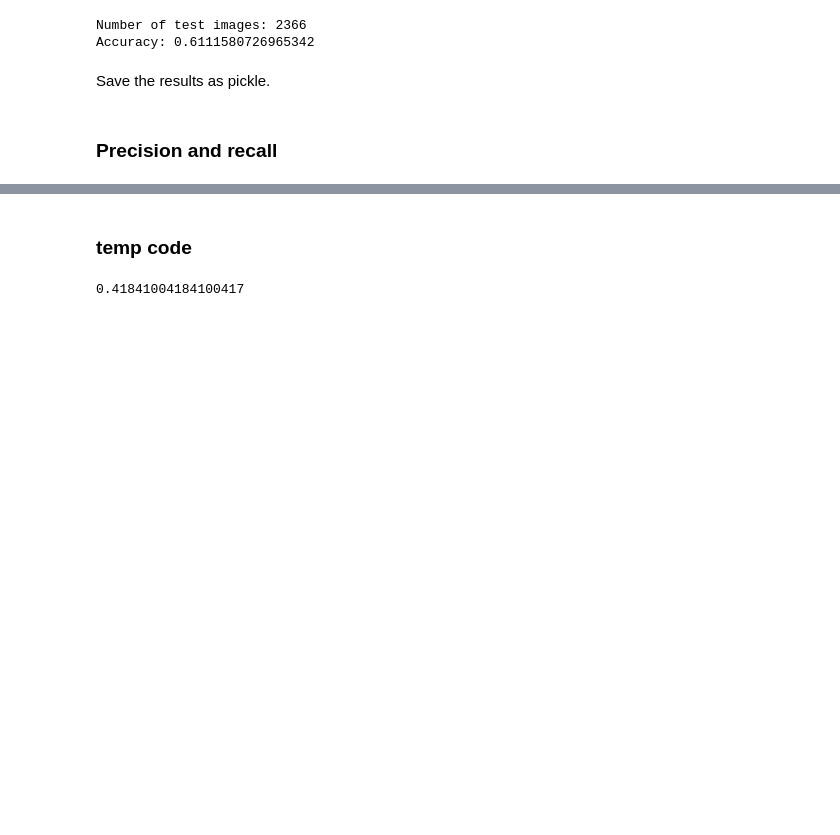
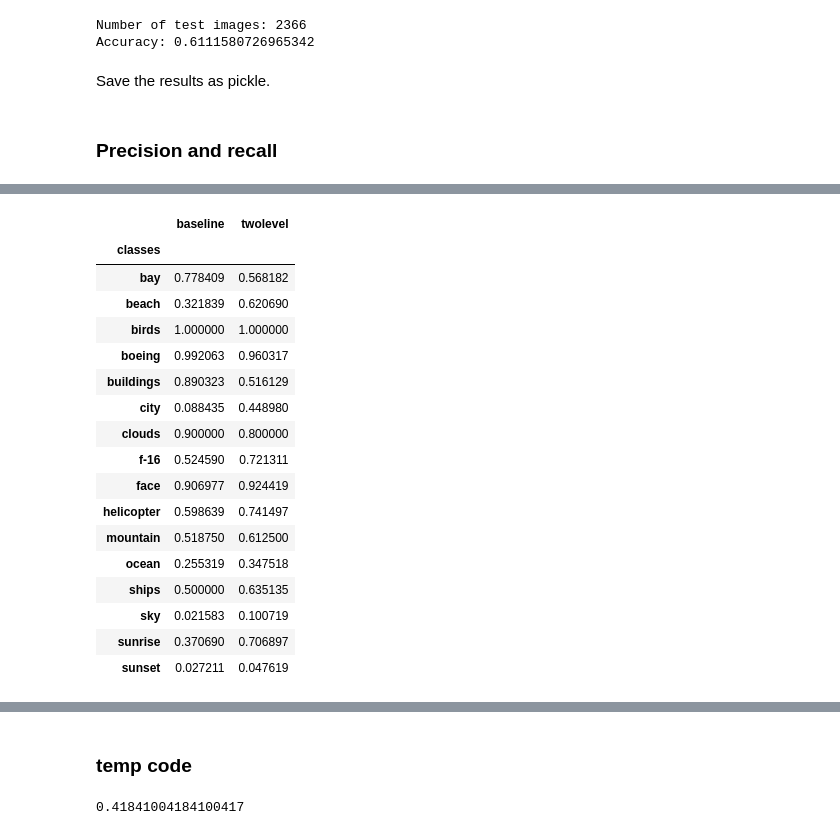
Before and after one commit to karino2/ClassSim, a Jupyter notebook: evaluate_classifiers.ipynb, the cells around one changed output, grey strips where cells are left out. Drawn from its saved outputs; the diff is of its cells as text; code cells hidden in the pictures; blank space fills up the shorter version.

```diff
--- a/evaluate_classifiers.ipynb
+++ b/evaluate_classifiers.ipynb
@@ -394,0 +348,23 @@ Recall2
+# %%
+recalldf = pd.DataFrame({"classes": categories, "baseline": [Recall1[cat] for cat in categories], "twolevel": [Recall2[cat] for cat in categories]}).set_index("classes")
+# %%
+recalldf
+# %% [output]
+|  | baseline | twolevel |
+| classes |  |  |
+| bay | 0.778409 | 0.568182 |
+| beach | 0.321839 | 0.620690 |
+| birds | 1.000000 | 1.000000 |
+| boeing | 0.992063 | 0.960317 |
+| buildings | 0.890323 | 0.516129 |
+| city | 0.088435 | 0.448980 |
+| clouds | 0.900000 | 0.800000 |
+| f-16 | 0.524590 | 0.721311 |
+| face | 0.906977 | 0.924419 |
+| helicopter | 0.598639 | 0.741497 |
+| mountain | 0.518750 | 0.612500 |
+| ocean | 0.255319 | 0.347518 |
+| ships | 0.500000 | 0.635135 |
+| sky | 0.021583 | 0.100719 |
+| sunrise | 0.370690 | 0.706897 |
+| sunset | 0.027211 | 0.047619 |
```
Also changed, not shown: parts of 10 cells of this notebook.
